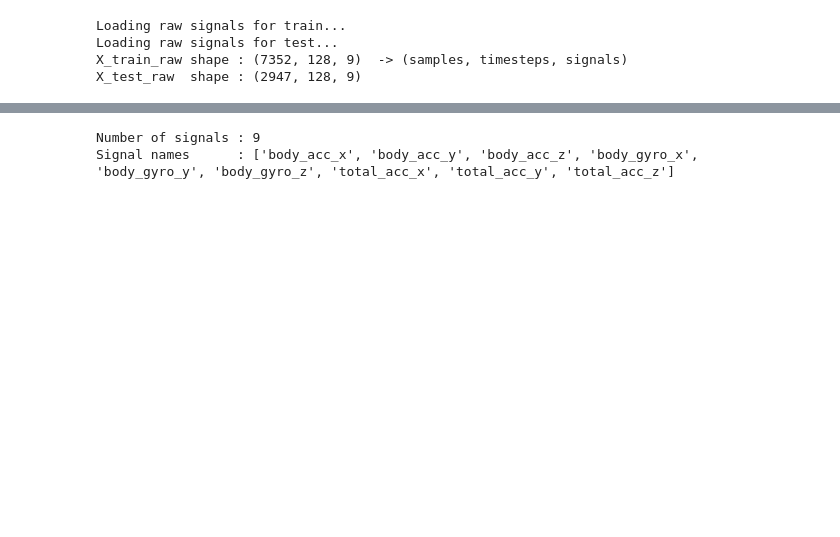
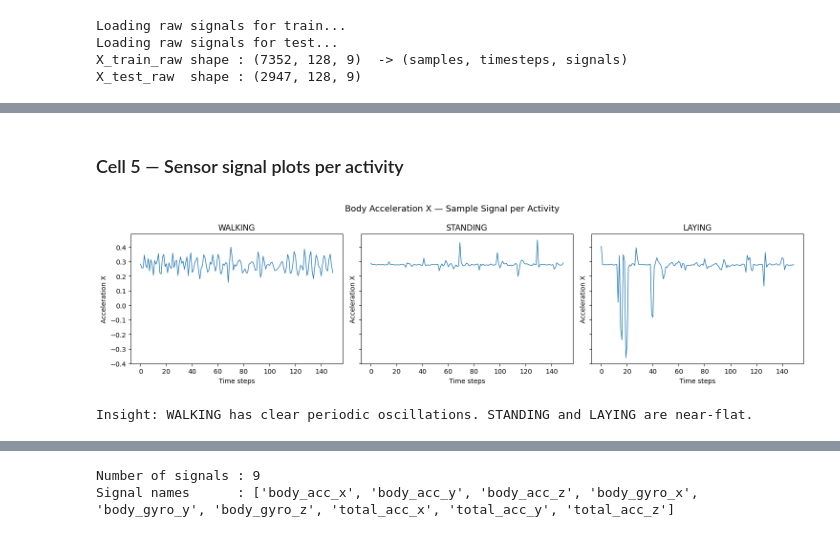
Before and after one commit to Eng0Abdo/Human-Activity-Recognition-Health-monitoring, a Jupyter notebook: project.ipynb, the cells around one changed output, grey strips where cells are left out. Saved outputs shown, nothing was run; the diff lists cells and outputs as text; code cells hidden in the pictures; blank space fills up the shorter version.

```diff
--- a/project.ipynb
+++ b/project.ipynb
@@ -102,0 +133,21 @@ Name: count, dtype: int64
+# %% [markdown]
+### Cell 5 — Sensor signal plots per activity
+# %%
+activities  = ['WALKING', 'STANDING', 'LAYING']
+signal_col  = 'tBodyAcc-mean()-X'
+fig, axes   = plt.subplots(1, 3, figsize=(15, 4), sharey=True)
+
+for ax, activity in zip(axes, activities):
+    subset = train_data[train_data['Activity_Name'] == activity][signal_col].values[:150]
+    ax.plot(subset, linewidth=1)
+    ax.set_title(f'{activity}')
+    ax.set_xlabel('Time steps')
+    ax.set_ylabel('Acceleration X')
+
+plt.suptitle('Body Acceleration X — Sample Signal per Activity', fontsize=13)
+plt.tight_layout()
+plt.show()
+print('Insight: WALKING has clear periodic oscillations. STANDING and LAYING are near-flat.')
+# %% [output]
+[figure, added]
+Insight: WALKING has clear periodic oscillations. STANDING and LAYING are near-flat.
```
Also changed, not shown: parts of 41 cells of this notebook.
